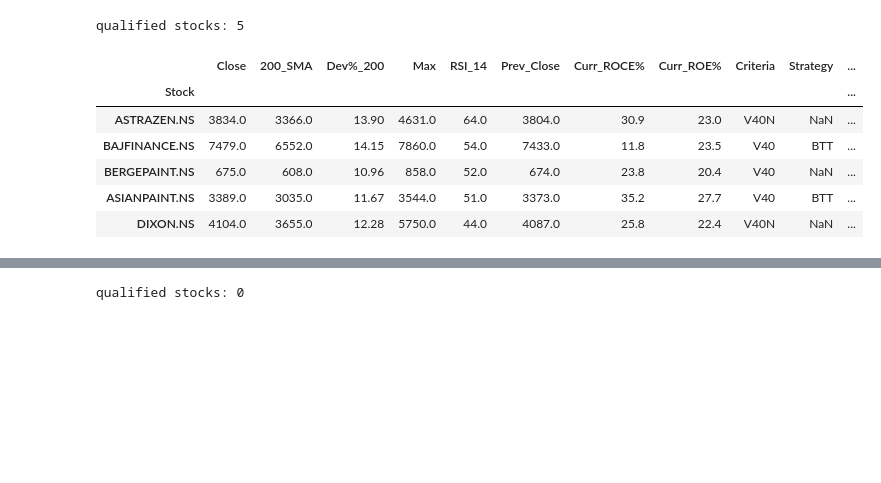
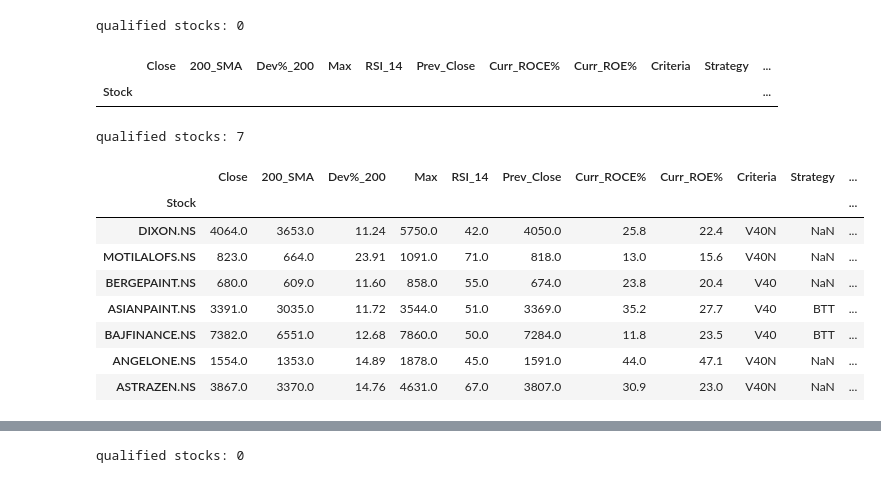
Before and after one commit to ankit-rathi/Data-Science-with-Python, a Jupyter notebook: Tradevesting/myProspects_Upside_Analysis_ATH.ipynb, the cells around one changed output, grey strips where cells are left out. Saved outputs shown, nothing was run; the diff lists cells and outputs as text; code cells hidden in the pictures; blank space fills up the shorter version.

```diff
--- a/Tradevesting/myProspects_Upside_Analysis_ATH.ipynb
+++ b/Tradevesting/myProspects_Upside_Analysis_ATH.ipynb
@@ -356,21 +341,35 @@ tmp_df.sort_values(by = 'Upside%Target', ascending=True).head(7)
 # %%
 df_common_features.drop([ 'Avg_Cost', 'Shares', 'Med_PE', 'Curr_PE', 'Discount%PE'], axis=1, inplace=True)
 tmp_base_df = df_common_features[~df_common_features.index.isin(df_mypf[df_mypf['InPortfolio'] == 1].Stock.values)]
+# %%
+# latest quarter prospects (for upside)
+
+tmp_df = tmp_base_df[tmp_base_df.index.isin(my_prospects)]
+#tmp_df = tmp_df[(tmp_df['Criteria'] == 'V40') | (tmp_df['Criteria'] == 'V40N')]
+#tmp_df = tmp_df[(tmp_df['Upside%Target'] >= 20)]
+print('qualified stocks: '+str(tmp_df.shape[0]))
+tmp_df.sort_values(by = 'Upside%Target', ascending=False)
+# %% [output]
+qualified stocks: 0
+|  | Close | 200_SMA | Dev%_200 | Max | RSI_14 | Prev_Close | Curr_ROCE% | Curr_ROE% | Criteria | Strategy | ... |
+| Stock |  |  |  |  |  |  |  |  |  |  | ... |
 # %%
-# star + v40/v40n stocks (for upside)
+# star + v40/v40n prospects (for upside)
 
 tmp_df = tmp_base_df[tmp_base_df.index.isin(star_stocks)]
 tmp_df = tmp_df[(tmp_df['Criteria'] == 'V40') | (tmp_df['Criteria'] == 'V40N')]
 tmp_df = tmp_df[(tmp_df['Upside%Target'] >= 20)]
 print('qualified stocks: '+str(tmp_df.shape[0]))
-tmp_df.sort_values(by = 'RSI_14', ascending=False)
+tmp_df.sort_values(by = 'Upside%Target', ascending=False)
 # %% [output]
-qualified stocks: 5
+qualified stocks: 7
 |  | Close | 200_SMA | Dev%_200 | Max | RSI_14 | Prev_Close | Curr_ROCE% | Curr_ROE% | Criteria | Strategy | ... |
 | Stock |  |  |  |  |  |  |  |  |  |  | ... |
-| ASTRAZEN.NS | 3834.0 | 3366.0 | 13.90 | 4631.0 | 64.0 | 3804.0 | 30.9 | 23.0 | V40N | NaN | ... |
-| BAJFINANCE.NS | 7479.0 | 6552.0 | 14.15 | 7860.0 | 54.0 | 7433.0 | 11.8 | 23.5 | V40 | BTT | ... |
-| BERGEPAINT.NS | 675.0 | 608.0 | 10.96 | 858.0 | 52.0 | 674.0 | 23.8 | 20.4 | V40 | NaN | ... |
-| ASIANPAINT.NS | 3389.0 | 3035.0 | 11.67 | 3544.0 | 51.0 | 3373.0 | 35.2 | 27.7 | V40 | BTT | ... |
-| DIXON.NS | 4104.0 | 3655.0 | 12.28 | 5750.0 | 44.0 | 4087.0 | 25.8 | 22.4 | V40N | NaN | ... |
+| DIXON.NS | 4064.0 | 3653.0 | 11.24 | 5750.0 | 42.0 | 4050.0 | 25.8 | 22.4 | V40N | NaN | ... |
+| MOTILALOFS.NS | 823.0 | 664.0 | 23.91 | 1091.0 | 71.0 | 818.0 | 13.0 | 15.6 | V40N | NaN | ... |
+| BERGEPAINT.NS | 680.0 | 609.0 | 11.60 | 858.0 | 55.0 | 674.0 | 23.8 | 20.4 | V40 | NaN | ... |
+| ASIANPAINT.NS | 3391.0 | 3035.0 | 11.72 | 3544.0 | 51.0 | 3369.0 | 35.2 | 27.7 | V40 | BTT | ... |
+| BAJFINANCE.NS | 7382.0 | 6551.0 | 12.68 | 7860.0 | 50.0 | 7284.0 | 11.8 | 23.5 | V40 | BTT | ... |
+| ANGELONE.NS | 1554.0 | 1353.0 | 14.89 | 1878.0 | 45.0 | 1591.0 | 44.0 | 47.1 | V40N | NaN | ... |
+| ASTRAZEN.NS | 3867.0 | 3370.0 | 14.76 | 4631.0 | 67.0 | 3807.0 | 30.9 | 23.0 | V40N | NaN | ... |
 # %%
```
Also changed, not shown: parts of 16 cells of this notebook.
